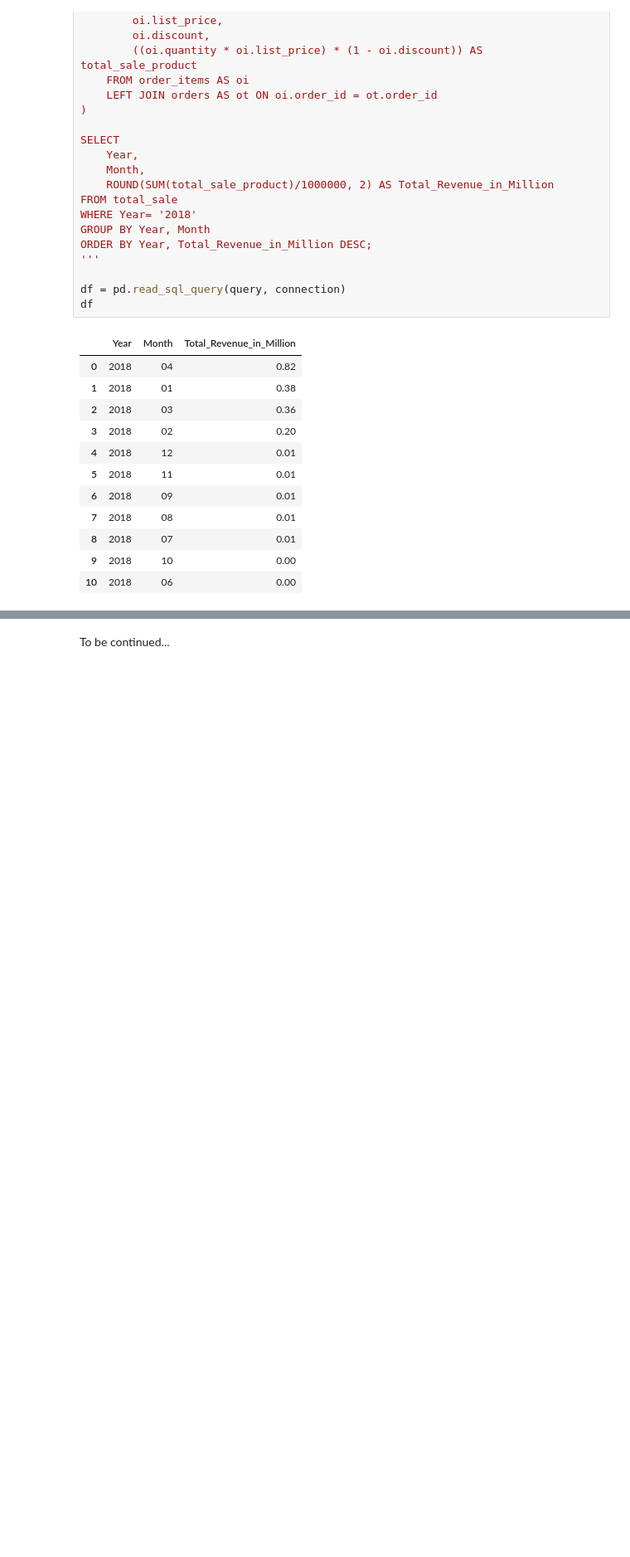
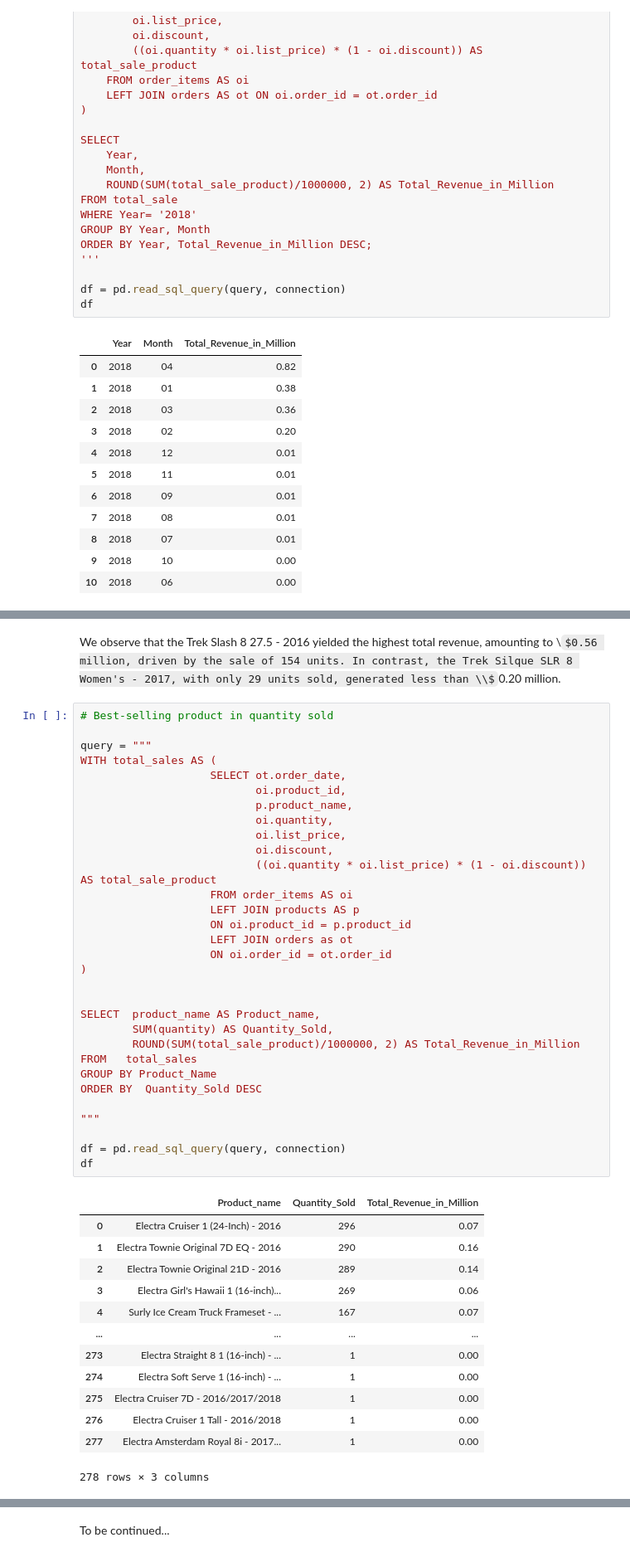
Before and after one commit to DiogocViana/Retail-Bike-Store-SQL-Notebook, a Jupyter notebook: Retail Bike Store.ipynb, the cells around one changed output, grey strips where cells are left out. Shown: that part at 83% size. Cells and saved outputs as stored; diff of their text form; some formulas as TeX source; blank space fills up the shorter version.

```diff
--- a/Retail Bike Store.ipynb
+++ b/Retail Bike Store.ipynb
@@ -652,0 +788,47 @@ In 2018, a departure from the 2017 pattern was evident, with April securing the
+# %% [markdown]
+We observe that the Trek Slash 8 27.5 - 2016 yielded the highest total revenue, amounting to \\$0.56 million, driven by the sale of 154 units. In contrast, the Trek Silque SLR 8 Women's - 2017, with only 29 units sold, generated less than \\$0.20 million.
+# %%
+# Best-selling product in quantity sold
+
+query = """
+WITH total_sales AS (
+                    SELECT ot.order_date,
+                           oi.product_id,
+                           p.product_name,
+                           oi.quantity,
+                           oi.list_price,
+                           oi.discount,
+                           ((oi.quantity * oi.list_price) * (1 - oi.discount)) AS total_sale_product
+                    FROM order_items AS oi
+                    LEFT JOIN products AS p
+                    ON oi.product_id = p.product_id
+                    LEFT JOIN orders as ot
+                    ON oi.order_id = ot.order_id
+)
+
+
+SELECT  product_name AS Product_name,
+        SUM(quantity) AS Quantity_Sold,
+        ROUND(SUM(total_sale_product)/1000000, 2) AS Total_Revenue_in_Million
+FROM   total_sales
+GROUP BY Product_Name
+ORDER BY  Quantity_Sold DESC
+
+"""
+
+df = pd.read_sql_query(query, connection)
+df
+# %% [output]
+|  | Product_name | Quantity_Sold | Total_Revenue_in_Million |
+| 0 | Electra Cruiser 1 (24-Inch) - 2016 | 296 | 0.07 |
+| 1 | Electra Townie Original 7D EQ - 2016 | 290 | 0.16 |
+| 2 | Electra Townie Original 21D - 2016 | 289 | 0.14 |
+| 3 | Electra Girl's Hawaii 1 (16-inch)... | 269 | 0.06 |
+| 4 | Surly Ice Cream Truck Frameset - ... | 167 | 0.07 |
+| ... | ... | ... | ... |
+| 273 | Electra Straight 8 1 (16-inch) - ... | 1 | 0.00 |
+| 274 | Electra Soft Serve 1 (16-inch) - ... | 1 | 0.00 |
+| 275 | Electra Cruiser 7D - 2016/2017/2018 | 1 | 0.00 |
+| 276 | Electra Cruiser 1 Tall - 2016/2018 | 1 | 0.00 |
+| 277 | Electra Amsterdam Royal 8i - 2017... | 1 | 0.00 |
+278 rows × 3 columns
```
Also changed, not shown: parts of 13 cells of this notebook.
